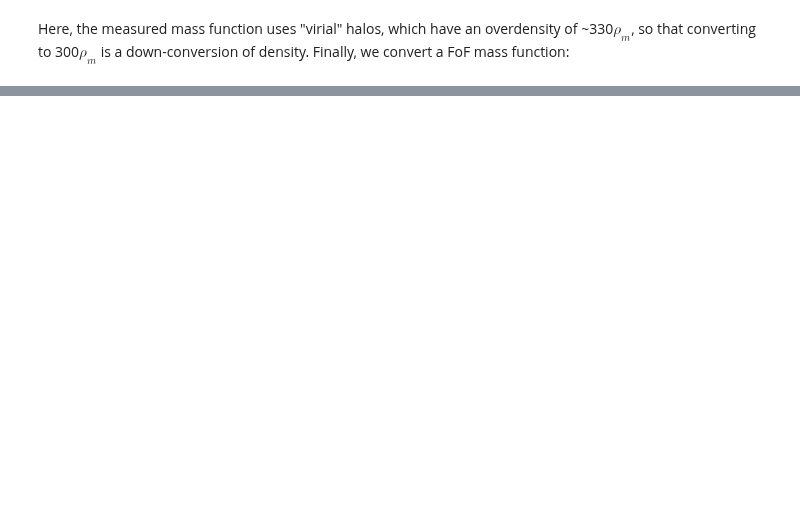
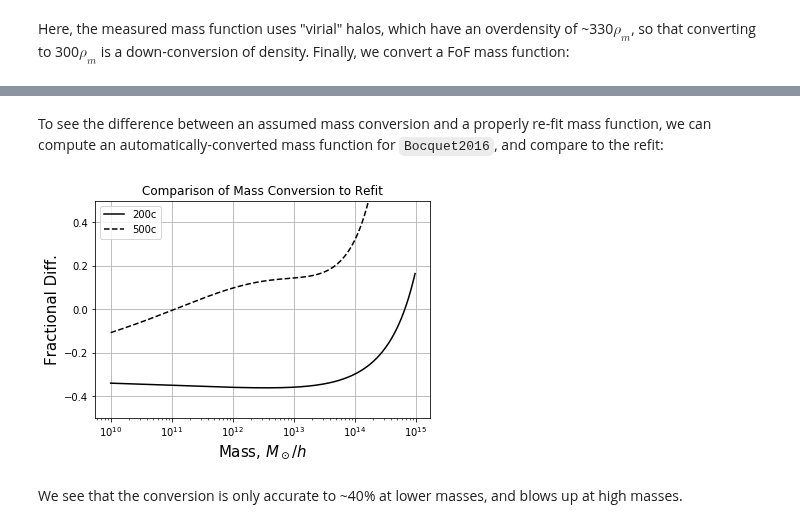
Before and after one commit to halomod/hmf, a Jupyter notebook: docs/examples/change_mass_definition.ipynb, the cells around one changed output, grey strips where cells are left out. Drawn from its saved outputs; the diff is of its cells as text; code cells hidden in the pictures; blank space fills up the shorter version.

Commit message:
feat: new Bocquet hmf

```diff
--- a/docs/examples/change_mass_definition.ipynb
+++ b/docs/examples/change_mass_definition.ipynb
@@ -225,0 +221,29 @@ plt.legend();
+# %% [markdown]
+To see the difference between an assumed mass conversion and a properly re-fit mass function, we can compute an automatically-converted mass function for `Bocquet2016`, and compare to the refit:
+# %%
+# Default mass function object.
+mf = hmf.MassFunction(hmf_model = "Bocquet200mDMOnly", mdef_model='SOCritical', mdef_params={'overdensity': 200}, disable_mass_conversion=False)
+mf2 = hmf.MassFunction(hmf_model = "Bocquet200cDMOnly")
+mf3 = hmf.MassFunction(hmf_model = "Bocquet500cDMOnly")
+
+fig, ax = plt.subplots(1, 1, sharex=True)
+ax = [ax]
+ax[0].plot(mf.m, mf.dndm/mf2.dndm - 1, color='k', label='200c')
+
+mf.update(mdef_params={"overdensity": 500})
+ax[0].plot(mf.m, mf.dndm/mf3.dndm - 1, ls='--', color='k', label='500c')
+
+ax[0].set_xscale('log')
+ax[0].set_xlabel(r"Mass, $M_\odot/h$", fontsize=15)
+ax[0].set_ylabel(r"dn/dm", fontsize=15)
+ax[0].grid(True)
+ax[0].legend();
+
+ax[0].set_ylim(-0.5, 0.5)
+ax[0].set_ylabel("Fractional Diff.")
+ax[0].set_title("Comparison of Mass Conversion to Refit");
+plt.savefig("/home/steven/Desktop/comparison_of_massconv_to_refit.pdf")
+# %% [output]
+[figure, added]
+# %% [markdown]
+We see that the conversion is only accurate to ~40% at lower masses, and blows up at high masses.
```
Also changed, not shown: parts of 8 cells of this notebook, 2 other files.
